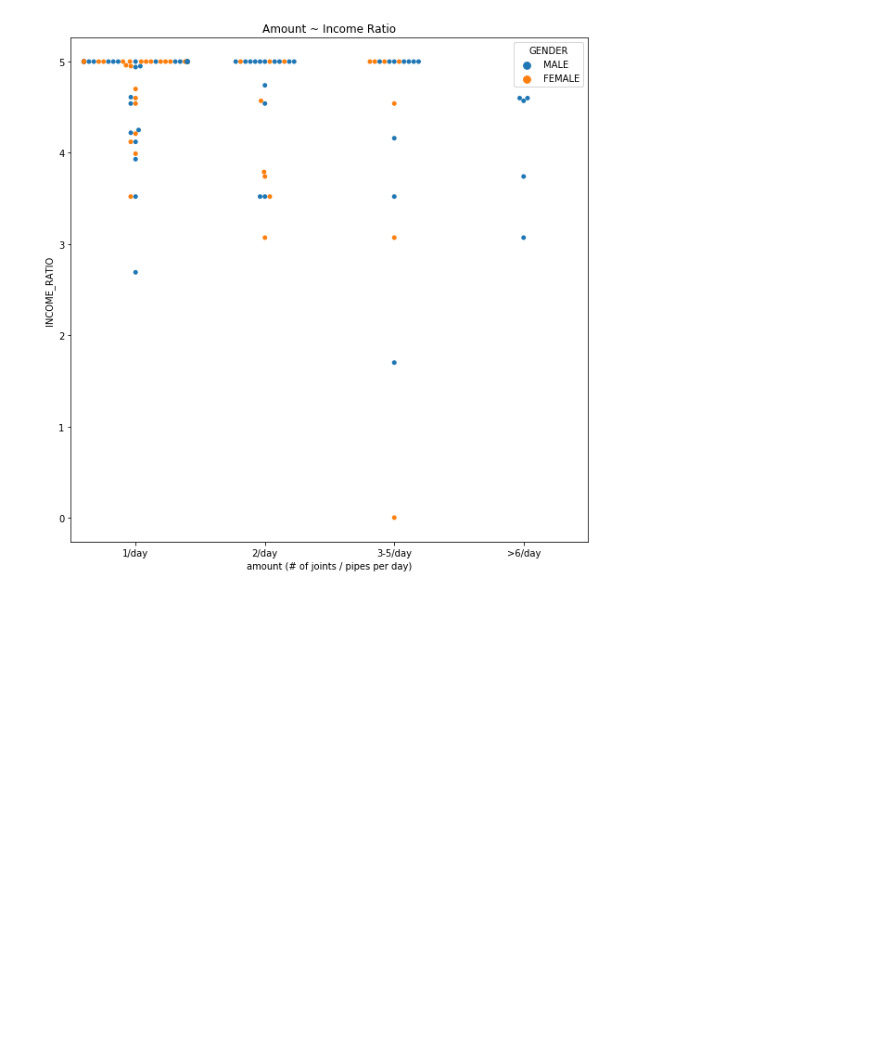
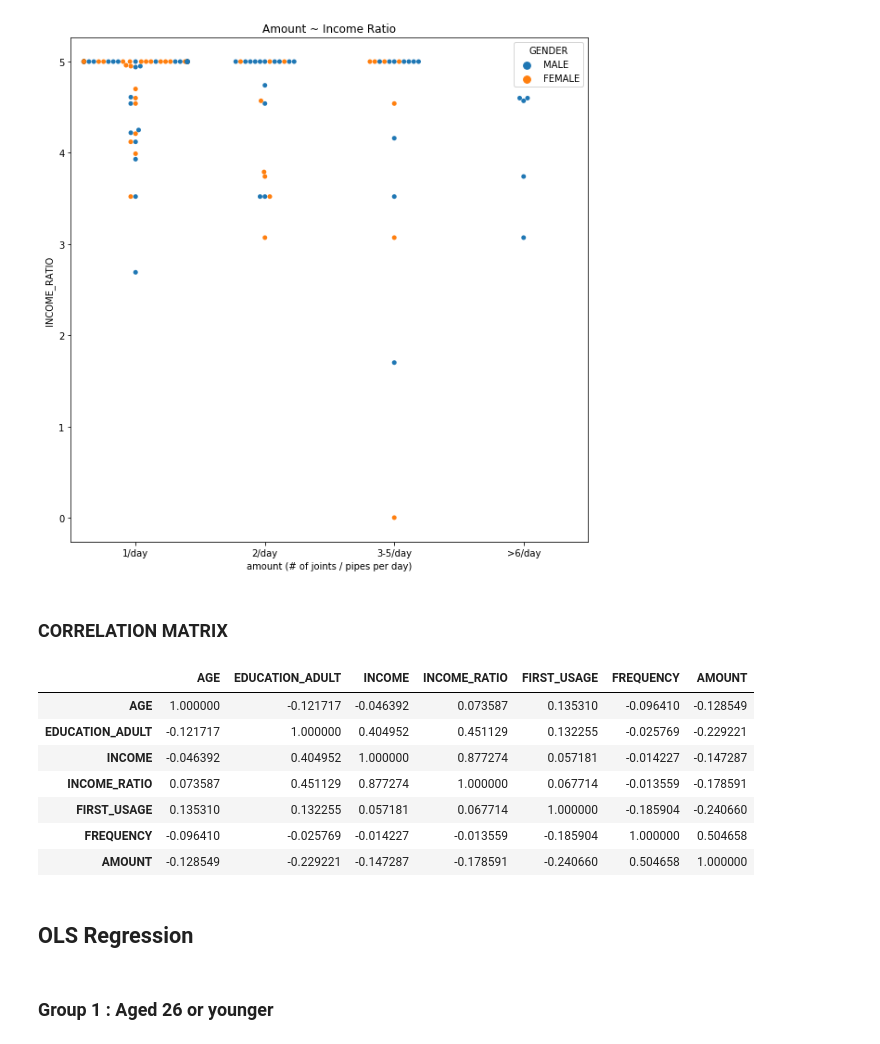
Before and after one commit to gthein/COGS108-FinalProject, a Jupyter notebook: Analysis_Shiva.ipynb, the cells around one changed output. Cells and saved outputs as stored; diff of their text form; code cells hidden in the pictures; blank space fills up the shorter version.

Commit message:
updated Analysis_Shiva.ipynb to include OLS regression

```diff
--- a/Analysis_Shiva.ipynb
+++ b/Analysis_Shiva.ipynb
@@ -385,3 +423,21 @@ for i in income_vals:
 [figure]
 [figure]
 [figure]
+# %% [markdown]
+### CORRELATION MATRIX
+# %%
+# CORRELATIONS
+df[['GENDER', 'AGE', 'EDUCATION_ADULT','INCOME', 'INCOME_RATIO', 'FIRST_USAGE','FREQUENCY','AMOUNT']].corr()
+# %% [output]
+|  | AGE | EDUCATION_ADULT | INCOME | INCOME_RATIO | FIRST_USAGE | FREQUENCY | AMOUNT |
+| AGE | 1.000000 | -0.121717 | -0.046392 | 0.073587 | 0.135310 | -0.096410 | -0.128549 |
+| EDUCATION_ADULT | -0.121717 | 1.000000 | 0.404952 | 0.451129 | 0.132255 | -0.025769 | -0.229221 |
+| INCOME | -0.046392 | 0.404952 | 1.000000 | 0.877274 | 0.057181 | -0.014227 | -0.147287 |
+| INCOME_RATIO | 0.073587 | 0.451129 | 0.877274 | 1.000000 | 0.067714 | -0.013559 | -0.178591 |
+| FIRST_USAGE | 0.135310 | 0.132255 | 0.057181 | 0.067714 | 1.000000 | -0.185904 | -0.240660 |
+| FREQUENCY | -0.096410 | -0.025769 | -0.014227 | -0.013559 | -0.185904 | 1.000000 | 0.504658 |
+| AMOUNT | -0.128549 | -0.229221 | -0.147287 | -0.178591 | -0.240660 | 0.504658 | 1.000000 |
+# %% [markdown]
+## OLS Regression
+# %% [markdown]
+### Group 1 : Aged 26 or younger
```
Also changed, not shown: parts of 21 cells of this notebook.
